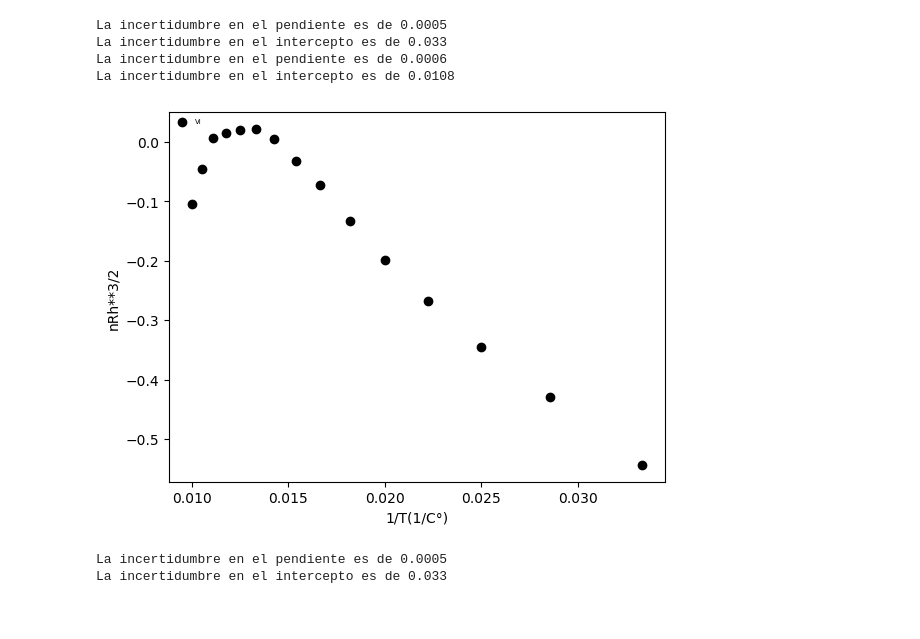
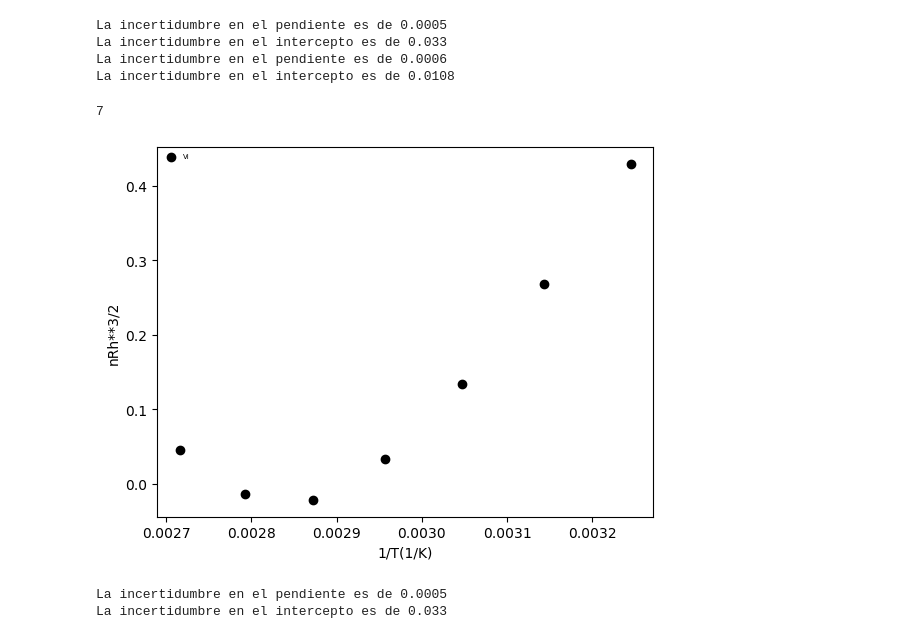
Before and after one commit to P-YepesM/Lab-intermedio, a Jupyter notebook: Efecto Hall/Efecto Hall.ipynb, the cells around one changed output. Drawn from its saved outputs; the diff is of its cells as text; code cells hidden in the pictures.

```diff
--- a/Efecto Hall/Efecto Hall.ipynb
+++ b/Efecto Hall/Efecto Hall.ipynb
@@ -731,11 +731,13 @@ La incertidumbre en el intercepto es de 0.012
 # %%
 P2=[]
 for i in range(len(X)):
-    P2.append(np.log(Rh[i]*(X[i]**1.5)))
+    P2.append(-np.log(Rh[i]*(X[i])**1.5))
 Ti=[]
 for i in range(len(X)):
-    Ti.append(1/X[i])
-
+    Ti.append(1/(X[i]+273.15))
+for i in range(8):
+    P2.pop(i)
+    Ti.pop(i)
 
 plt.scatter(Ti, P2,label='Vl', color='black')
 Label = "D"
@@ -748,7 +750,7 @@ plt.xlabel("1/T(1/C°)")
 #plt.title('D vs 1/ V^(-1/2)')
 legend = plt.legend(fontsize="5",loc='upper left')
 legend.set_frame_on(False)  # Remover el rectángulo de la leyenda
-plt.savefig("nRh3vsT.png",bbox_inches='tight')
+plt.savefig("pRh3vsT.png",bbox_inches='tight')
 # Mostrar la gráfica
 plt.show()
 
@@ -1416,30 +1418,33 @@ La incertidumbre en el intercepto es de 0.0108
 # %%
 P2=[]
 for i in range(len(X)):
-    P2.append(np.log(Rh[i]*(X[i])**1.5))
+    P2.append(-np.log(Rh[i]*(X[i])**1.5))
 Ti=[]
 for i in range(len(X)):
-    Ti.append(1/X[i])
-
+    Ti.append(1/(X[i]+273.15))
+for i in range(8):
+    P2.pop(i)
+    Ti.pop(i)
 
 plt.scatter(Ti, P2,label='Vl', color='black')
 Label = "D"
 
 
 
 
 plt.ylabel('nRh**3/2')
-plt.xlabel("1/T(1/C°)")
+plt.xlabel("1/T(1/K)")
 #plt.title('D vs 1/ V^(-1/2)')
 legend = plt.legend(fontsize="5",loc='upper left')
 legend.set_frame_on(False)  # Remover el rectángulo de la leyenda
 plt.savefig("nRh3vsT.png",bbox_inches='tight')
 # Mostrar la gráfica
 plt.show()
 
 print(f"La incertidumbre en el pendiente es de {round(delta_m,4)}")
 print(f"La incertidumbre en el intercepto es de {round(delta_b,4)}")
 # %% [output]
+7
-[figure, old version]
+[figure, new version]
-La incertidumbre en el pendiente es de 0.0005
-La incertidumbre en el intercepto es de 0.033
+La incertidumbre en el pendiente es de 0.0005
+La incertidumbre en el intercepto es de 0.033
```
Also changed, not shown: parts of 1 cell of this notebook, 2 other files.
